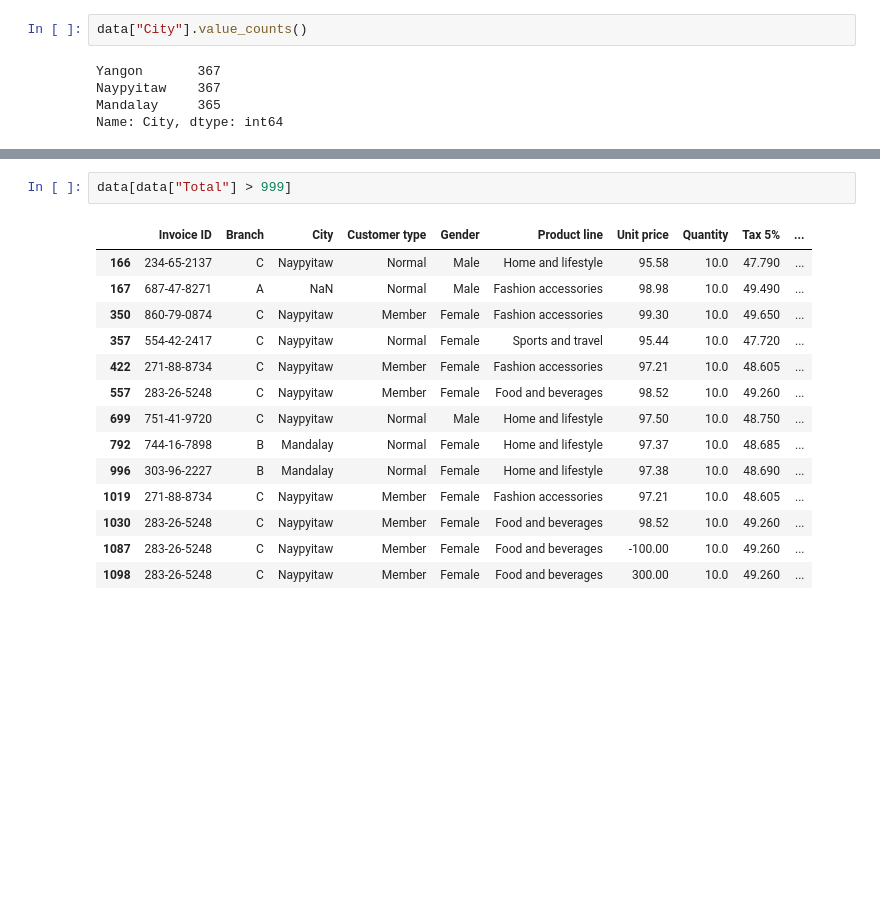
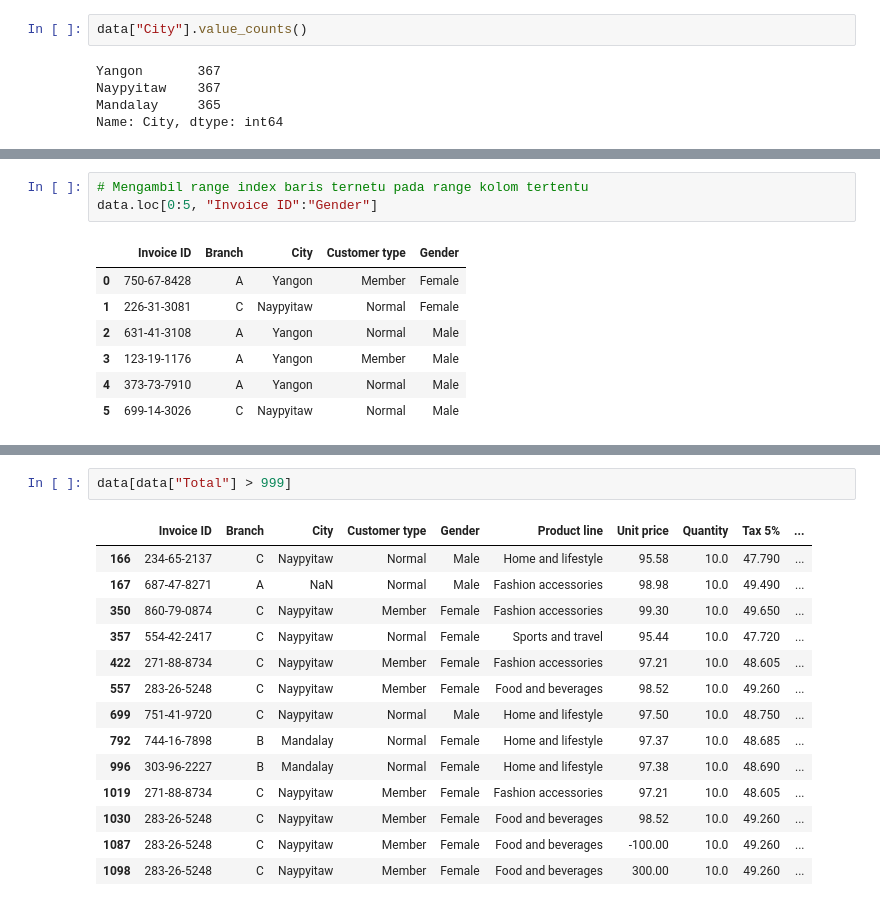
Before and after one commit to SulthanAbiyyu/mini-bootcamp-bcc-2023, a Jupyter notebook: prereq.ipynb, the cells around one changed output, grey strips where cells are left out. Drawn from its saved outputs; the diff is of its cells as text; blank space fills up the shorter version.

```diff
--- a/prereq.ipynb
+++ b/prereq.ipynb
@@ -408,0 +592,11 @@ data.iloc[0:5, 0:2]
+# %%
+# Mengambil range index baris ternetu pada range kolom tertentu
+data.loc[0:5, "Invoice ID":"Gender"]
+# %% [output]
+|  | Invoice ID | Branch | City | Customer type | Gender |
+| 0 | 750-67-8428 | A | Yangon | Member | Female |
+| 1 | 226-31-3081 | C | Naypyitaw | Normal | Female |
+| 2 | 631-41-3108 | A | Yangon | Normal | Male |
+| 3 | 123-19-1176 | A | Yangon | Member | Male |
+| 4 | 373-73-7910 | A | Yangon | Normal | Male |
+| 5 | 699-14-3026 | C | Naypyitaw | Normal | Male |
```
Also changed, not shown: parts of 105 cells of this notebook, 1 other file.
